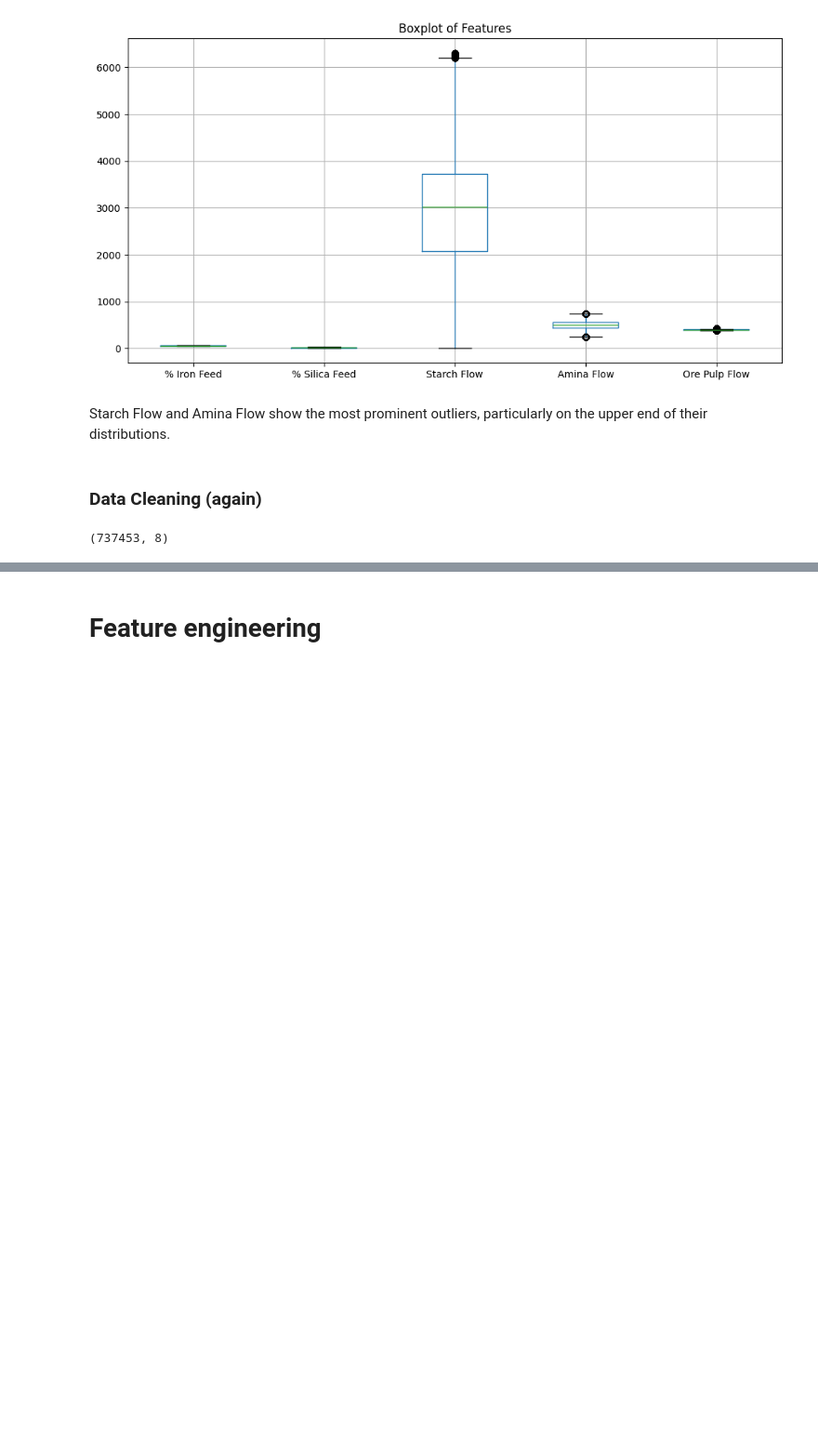
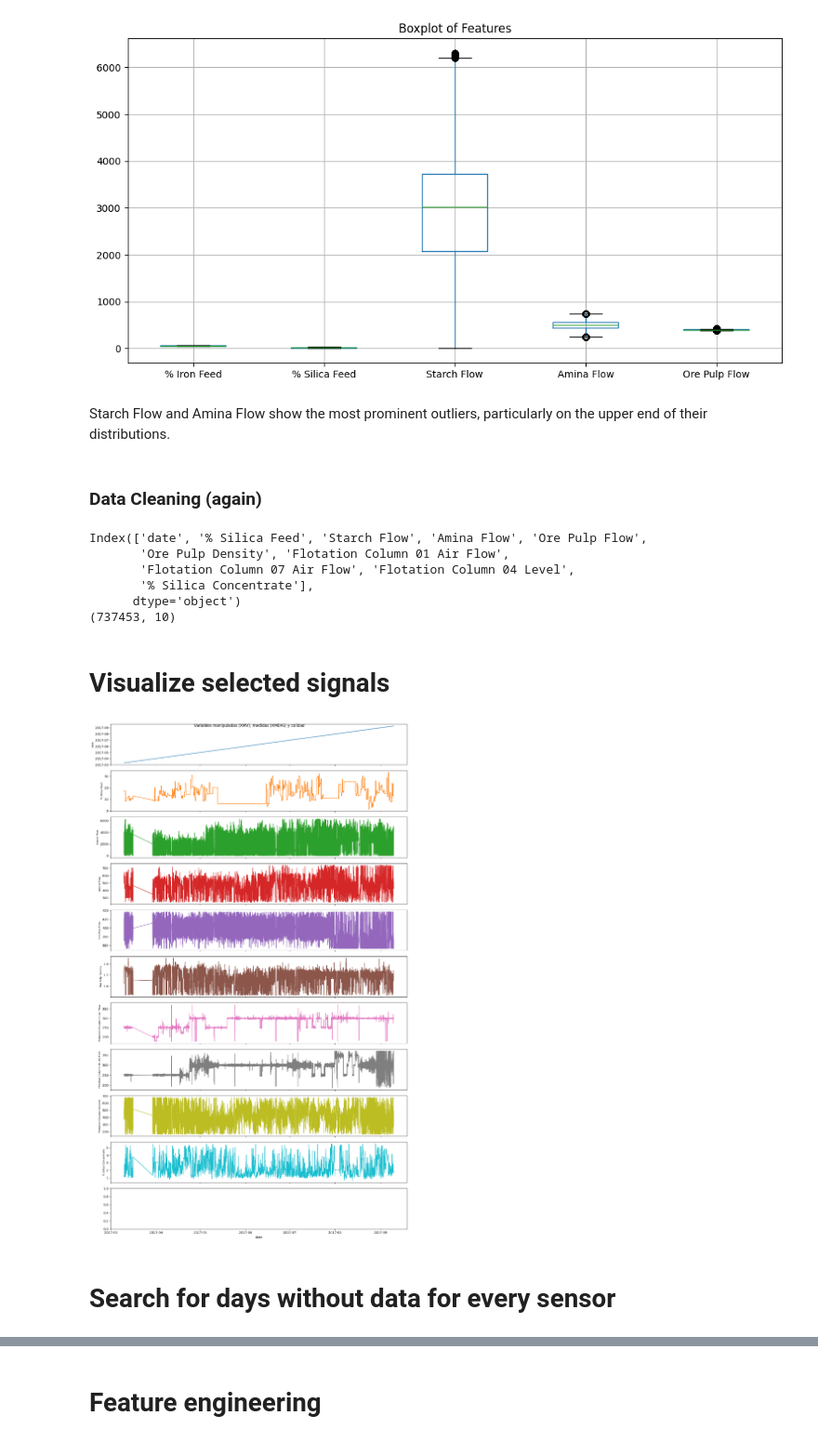
Before and after one commit to gerardo-perez-96/AOVE2-doc, a Jupyter notebook: mining_process_dataset/predictive-modeling-for-silica-concentration-in-mi.ipynb, the cells around one changed output, grey strips where cells are left out. Shown at 93% size. Drawn from its saved outputs; the diff is of its cells as text; code cells hidden in the pictures; blank space fills up the shorter version.

```diff
--- a/mining_process_dataset/predictive-modeling-for-silica-concentration-in-mi.ipynb
+++ b/mining_process_dataset/predictive-modeling-for-silica-concentration-in-mi.ipynb
@@ -199,7 +197,7 @@ Starch Flow and Amina Flow show the most prominent outliers, particularly on the
 # %%
 # Action1: Select only the possible features, drop other column
 
-droplist=['% Iron Feed','Starch Flow',\
+droplist=['% Iron Feed',\
           'Ore Pulp pH','Flotation Column 02 Air Flow',\
           'Flotation Column 03 Air Flow', 'Flotation Column 04 Air Flow',\
           'Flotation Column 05 Air Flow', 'Flotation Column 06 Air Flow',\
@@ -212,8 +210,13 @@ columns_to_drop = set(droplist) & set(data.columns)
 
 # Drop the columns
 data_2 = data.drop(columns=columns_to_drop)
-
+print(data_2.columns)
 # Check the new shape of the DataFrame
 print(data_2.shape)
 # %% [output]
-(737453, 8)
+Index(['date', '% Silica Feed', 'Starch Flow', 'Amina Flow', 'Ore Pulp Flow',
+       'Ore Pulp Density', 'Flotation Column 01 Air Flow',
+       'Flotation Column 07 Air Flow', 'Flotation Column 04 Level',
+       '% Silica Concentrate'],
+      dtype='object')
+(737453, 10)
@@ -258,0 +223,23 @@ def construir_features(df, variables_entrada, usar_lags=True, n_lags=3,
+# %% [markdown]
+# Visualize selected signals
+# %%
+fig, axes = plt.subplots(len(data_2.columns) + 1, 1,
+                          figsize=(14, 2.2 * len(data_2.columns) + 1),
+                          sharex=True)
+
+todas_vars = data_2.columns
+
+colores = plt.cm.tab10(np.linspace(0, 1, len(todas_vars)))
+
+for ax, var, color in zip(axes, todas_vars, colores):
+    ax.plot(data_2[TIMESTAMP_COL], data_2[var], color=color)
+    ax.set_ylabel(var, fontsize=8)
+
+axes[-1].set_xlabel(TIMESTAMP_COL)
+plt.suptitle('Variables manipuladas (XMV), medidas (XMEAS) y calidad')
+plt.tight_layout()
+plt.show()
+# %% [output]
+[figure, added]
+# %% [markdown]
+# Search for days without data for every sensor
```
Also changed, not shown: parts of 36 cells of this notebook, 5 other files.
